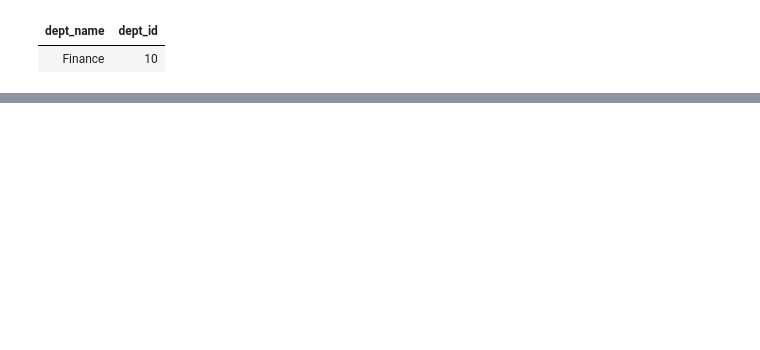
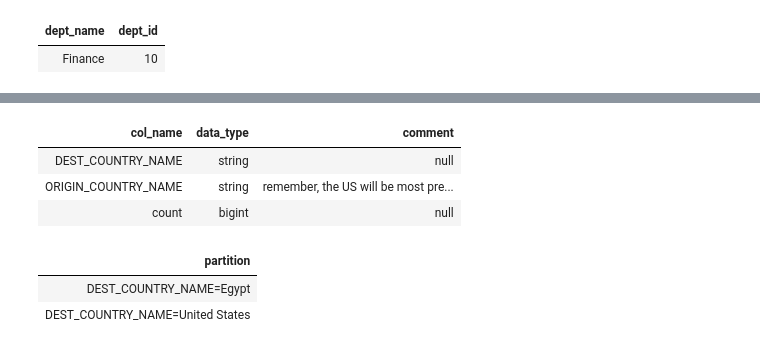
Before and after one commit to josephedward/spark_databricks, a Jupyter notebook: Structured_APIs-Chapter_10_Spark_SQL.ipynb, the cells around one changed output, grey strips where cells are left out. Cells and saved outputs as stored; diff of their text form; code cells hidden in the pictures; blank space fills up the shorter version.

```diff
--- a/Structured_APIs-Chapter_10_Spark_SQL.ipynb
+++ b/Structured_APIs-Chapter_10_Spark_SQL.ipynb
@@ -40,0 +120,13 @@ display(deptDF2)
+# %%
+display(spark.sql('DESCRIBE TABLE flights_csv '))
+# %% [output]
+| col_name | data_type | comment |
+| DEST_COUNTRY_NAME | string | null |
+| ORIGIN_COUNTRY_NAME | string | remember, the US will be most pre... |
+| count | bigint | null |
+# %%
+display(spark.sql('SHOW PARTITIONS partitioned_flights'))
+# %% [output]
+| partition |
+| DEST_COUNTRY_NAME=Egypt |
+| DEST_COUNTRY_NAME=United States |
```
Also changed, not shown: parts of 12 cells of this notebook, 1 other file.
